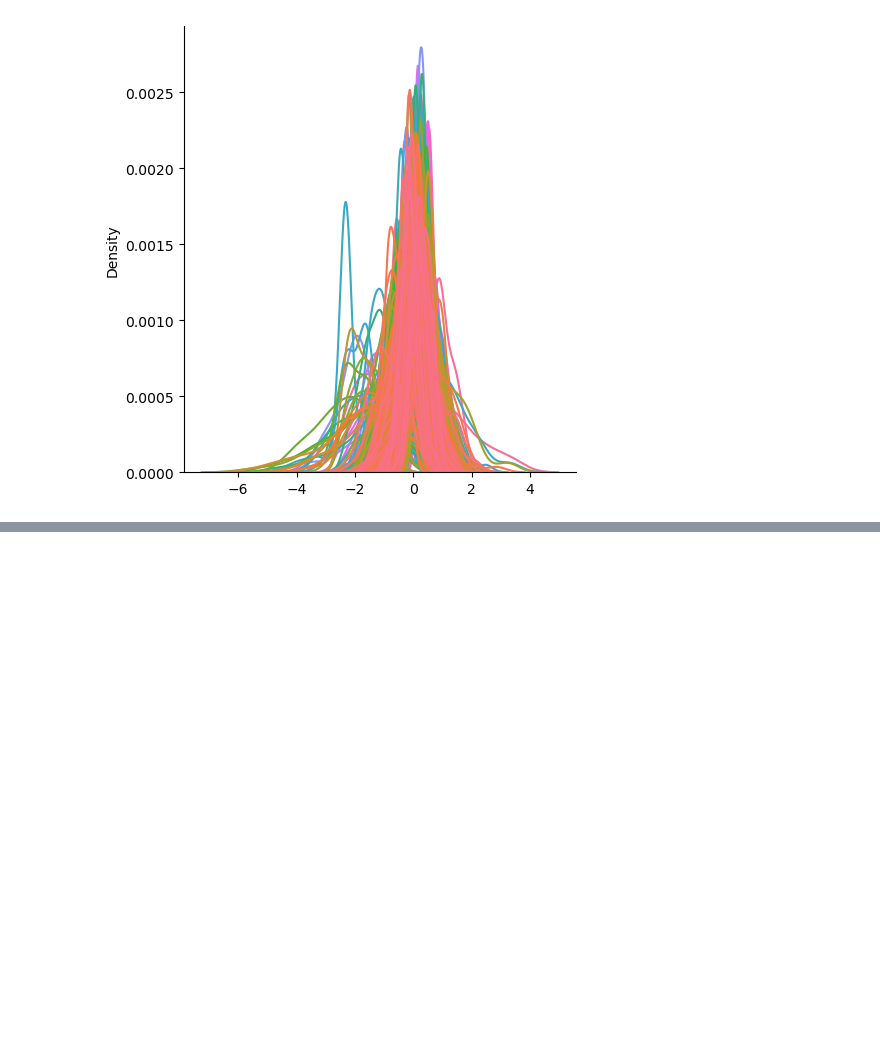
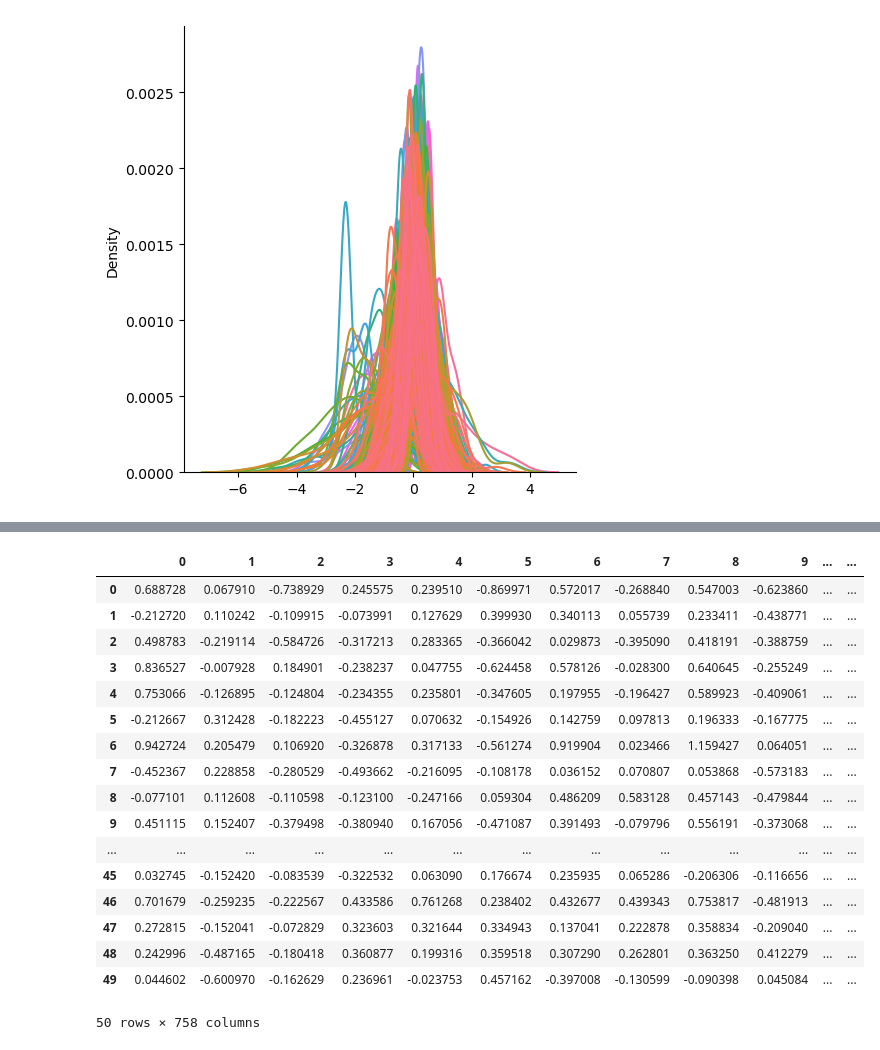
Before and after one commit to jamorr/ml_classification_na_estimation, a Jupyter notebook: imputation.ipynb, the cells around one changed output, grey strips where cells are left out. Saved outputs shown, nothing was run; the diff lists cells and outputs as text; code cells hidden in the pictures; blank space fills up the shorter version.

```diff
--- a/imputation.ipynb
+++ b/imputation.ipynb
@@ -177,0 +199,22 @@ sns.displot(df, kind='kde', legend=False)
+# %%
+df_imputed = pd.DataFrame(impute)
+display(df_imputed)
+# %% [output]
+|  | 0 | 1 | 2 | 3 | 4 | 5 | 6 | 7 | 8 | 9 | ... | ... |
+| 0 | 0.688728 | 0.067910 | -0.738929 | 0.245575 | 0.239510 | -0.869971 | 0.572017 | -0.268840 | 0.547003 | -0.623860 | ... | ... |
+| 1 | -0.212720 | 0.110242 | -0.109915 | -0.073991 | 0.127629 | 0.399930 | 0.340113 | 0.055739 | 0.233411 | -0.438771 | ... | ... |
+| 2 | 0.498783 | -0.219114 | -0.584726 | -0.317213 | 0.283365 | -0.366042 | 0.029873 | -0.395090 | 0.418191 | -0.388759 | ... | ... |
+| 3 | 0.836527 | -0.007928 | 0.184901 | -0.238237 | 0.047755 | -0.624458 | 0.578126 | -0.028300 | 0.640645 | -0.255249 | ... | ... |
+| 4 | 0.753066 | -0.126895 | -0.124804 | -0.234355 | 0.235801 | -0.347605 | 0.197955 | -0.196427 | 0.589923 | -0.409061 | ... | ... |
+| 5 | -0.212667 | 0.312428 | -0.182223 | -0.455127 | 0.070632 | -0.154926 | 0.142759 | 0.097813 | 0.196333 | -0.167775 | ... | ... |
+| 6 | 0.942724 | 0.205479 | 0.106920 | -0.326878 | 0.317133 | -0.561274 | 0.919904 | 0.023466 | 1.159427 | 0.064051 | ... | ... |
+| 7 | -0.452367 | 0.228858 | -0.280529 | -0.493662 | -0.216095 | -0.108178 | 0.036152 | 0.070807 | 0.053868 | -0.573183 | ... | ... |
+| 8 | -0.077101 | 0.112608 | -0.110598 | -0.123100 | -0.247166 | 0.059304 | 0.486209 | 0.583128 | 0.457143 | -0.479844 | ... | ... |
+| 9 | 0.451115 | 0.152407 | -0.379498 | -0.380940 | 0.167056 | -0.471087 | 0.391493 | -0.079796 | 0.556191 | -0.373068 | ... | ... |
+| ... | ... | ... | ... | ... | ... | ... | ... | ... | ... | ... | ... | ... |
+| 45 | 0.032745 | -0.152420 | -0.083539 | -0.322532 | 0.063090 | 0.176674 | 0.235935 | 0.065286 | -0.206306 | -0.116656 | ... | ... |
+| 46 | 0.701679 | -0.259235 | -0.222567 | 0.433586 | 0.761268 | 0.238402 | 0.432677 | 0.439343 | 0.753817 | -0.481913 | ... | ... |
+| 47 | 0.272815 | -0.152041 | -0.072829 | 0.323603 | 0.321644 | 0.334943 | 0.137041 | 0.222878 | 0.358834 | -0.209040 | ... | ... |
+| 48 | 0.242996 | -0.487165 | -0.180418 | 0.360877 | 0.199316 | 0.359518 | 0.307290 | 0.262801 | 0.363250 | 0.412279 | ... | ... |
+| 49 | 0.044602 | -0.600970 | -0.162629 | 0.236961 | -0.023753 | 0.457162 | -0.397008 | -0.130599 | -0.090398 | 0.045084 | ... | ... |
+50 rows × 758 columns
```
Also changed, not shown: parts of 9 cells of this notebook, 2 other files.
